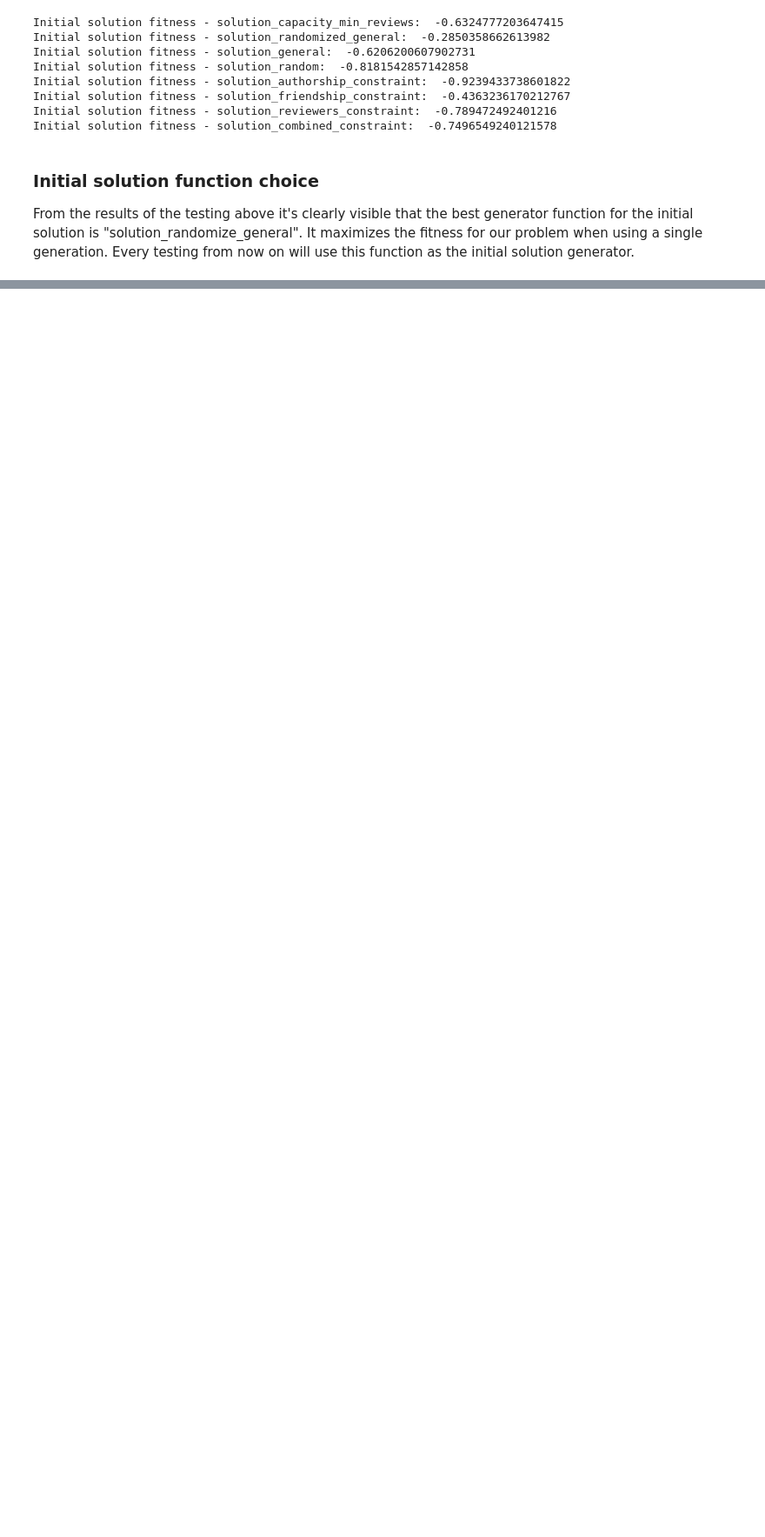
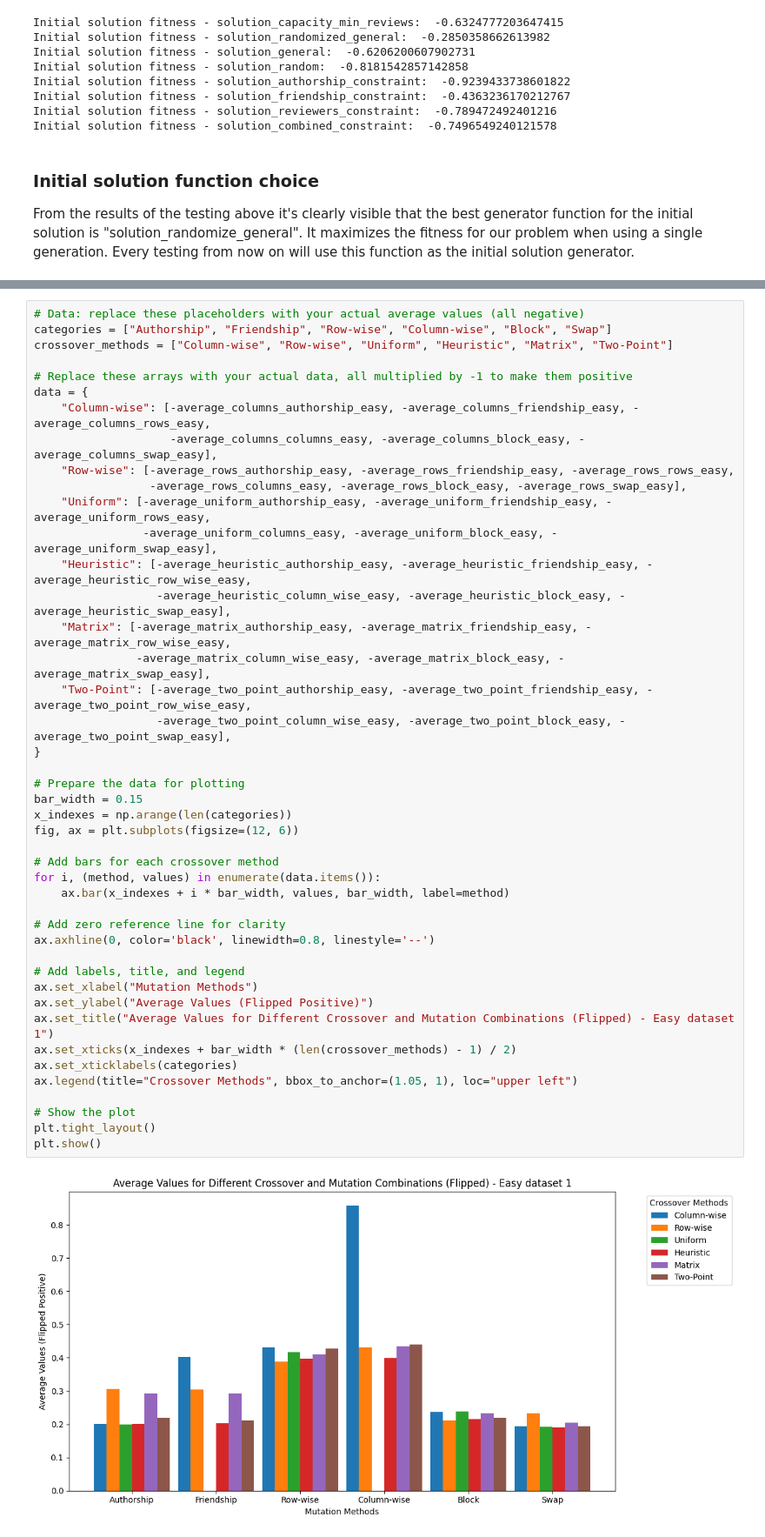
Before and after one commit to AtanasChestojanov/IS-seminar-1, a Jupyter notebook: seminar1-testing.ipynb, the cells around one changed output, grey strips where cells are left out. Shown: that part at 87% size. Saved outputs shown, nothing was run; the diff lists cells and outputs as text; blank space fills up the shorter version.

```diff
--- a/seminar1-testing.ipynb
+++ b/seminar1-testing.ipynb
@@ -177,0 +814,46 @@ From the results of the testing above it's clearly visible that the best generat
+# %%
+# Data: replace these placeholders with your actual average values (all negative)
+categories = ["Authorship", "Friendship", "Row-wise", "Column-wise", "Block", "Swap"]
+crossover_methods = ["Column-wise", "Row-wise", "Uniform", "Heuristic", "Matrix", "Two-Point"]
+
+# Replace these arrays with your actual data, all multiplied by -1 to make them positive
+data = {
+    "Column-wise": [-average_columns_authorship_easy, -average_columns_friendship_easy, -average_columns_rows_easy,
+                    -average_columns_columns_easy, -average_columns_block_easy, -average_columns_swap_easy],
+    "Row-wise": [-average_rows_authorship_easy, -average_rows_friendship_easy, -average_rows_rows_easy,
+                 -average_rows_columns_easy, -average_rows_block_easy, -average_rows_swap_easy],
+    "Uniform": [-average_uniform_authorship_easy, -average_uniform_friendship_easy, -average_uniform_rows_easy,
+                -average_uniform_columns_easy, -average_uniform_block_easy, -average_uniform_swap_easy],
+    "Heuristic": [-average_heuristic_authorship_easy, -average_heuristic_friendship_easy, -average_heuristic_row_wise_easy,
+                  -average_heuristic_column_wise_easy, -average_heuristic_block_easy, -average_heuristic_swap_easy],
+    "Matrix": [-average_matrix_authorship_easy, -average_matrix_friendship_easy, -average_matrix_row_wise_easy,
+               -average_matrix_column_wise_easy, -average_matrix_block_easy, -average_matrix_swap_easy],
+    "Two-Point": [-average_two_point_authorship_easy, -average_two_point_friendship_easy, -average_two_point_row_wise_easy,
+                  -average_two_point_column_wise_easy, -average_two_point_block_easy, -average_two_point_swap_easy],
+}
+
+# Prepare the data for plotting
+bar_width = 0.15
+x_indexes = np.arange(len(categories))
+fig, ax = plt.subplots(figsize=(12, 6))
+
+# Add bars for each crossover method
+for i, (method, values) in enumerate(data.items()):
+    ax.bar(x_indexes + i * bar_width, values, bar_width, label=method)
+
+# Add zero reference line for clarity
+ax.axhline(0, color='black', linewidth=0.8, linestyle='--')
+
+# Add labels, title, and legend
+ax.set_xlabel("Mutation Methods")
+ax.set_ylabel("Average Values (Flipped Positive)")
+ax.set_title("Average Values for Different Crossover and Mutation Combinations (Flipped) - Easy dataset 1")
+ax.set_xticks(x_indexes + bar_width * (len(crossover_methods) - 1) / 2)
+ax.set_xticklabels(categories)
+ax.legend(title="Crossover Methods", bbox_to_anchor=(1.05, 1), loc="upper left")
+
+# Show the plot
+plt.tight_layout()
+plt.show()
+# %% [output]
+[figure, added]
```
Also changed, not shown: parts of 8 cells of this notebook, 6 other files.
